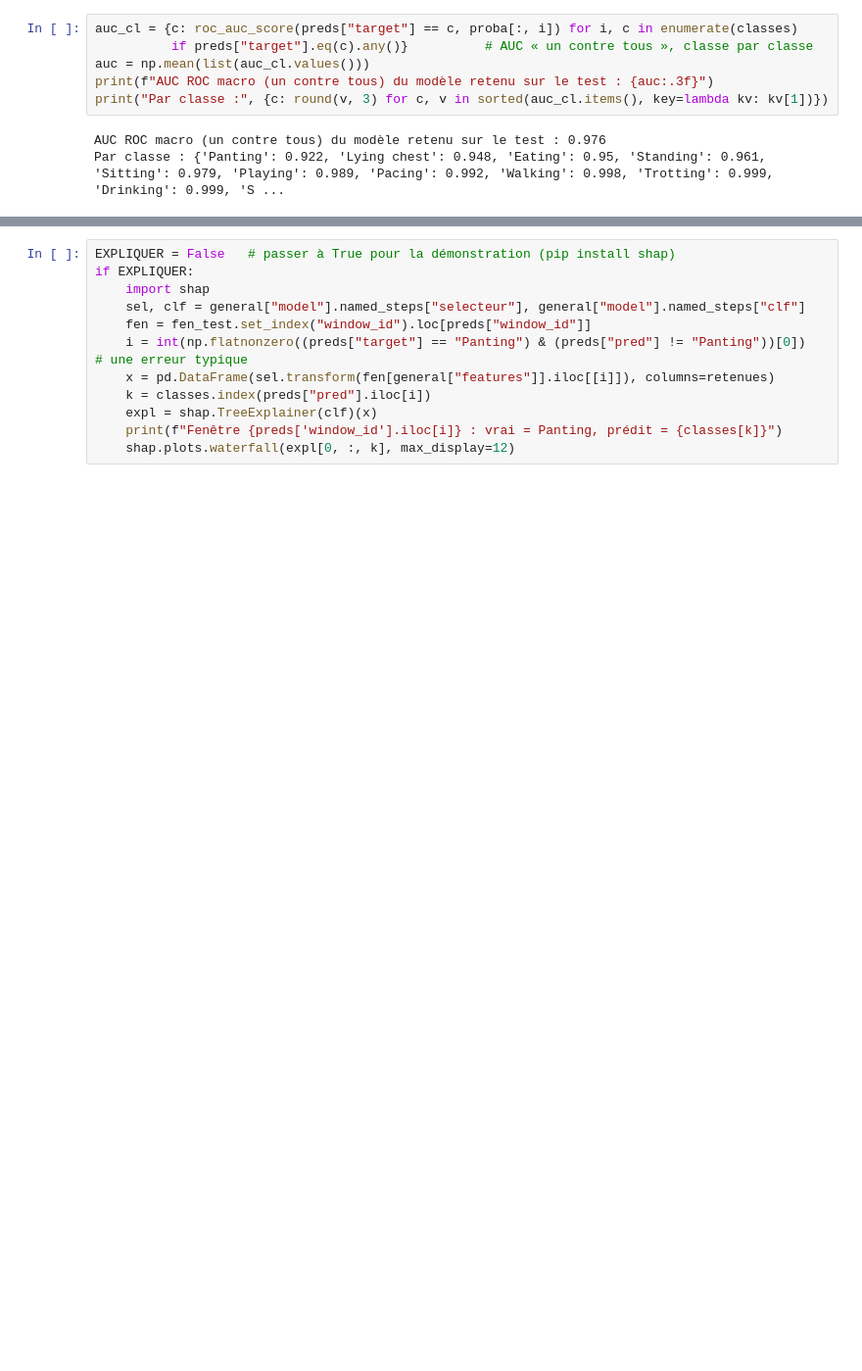
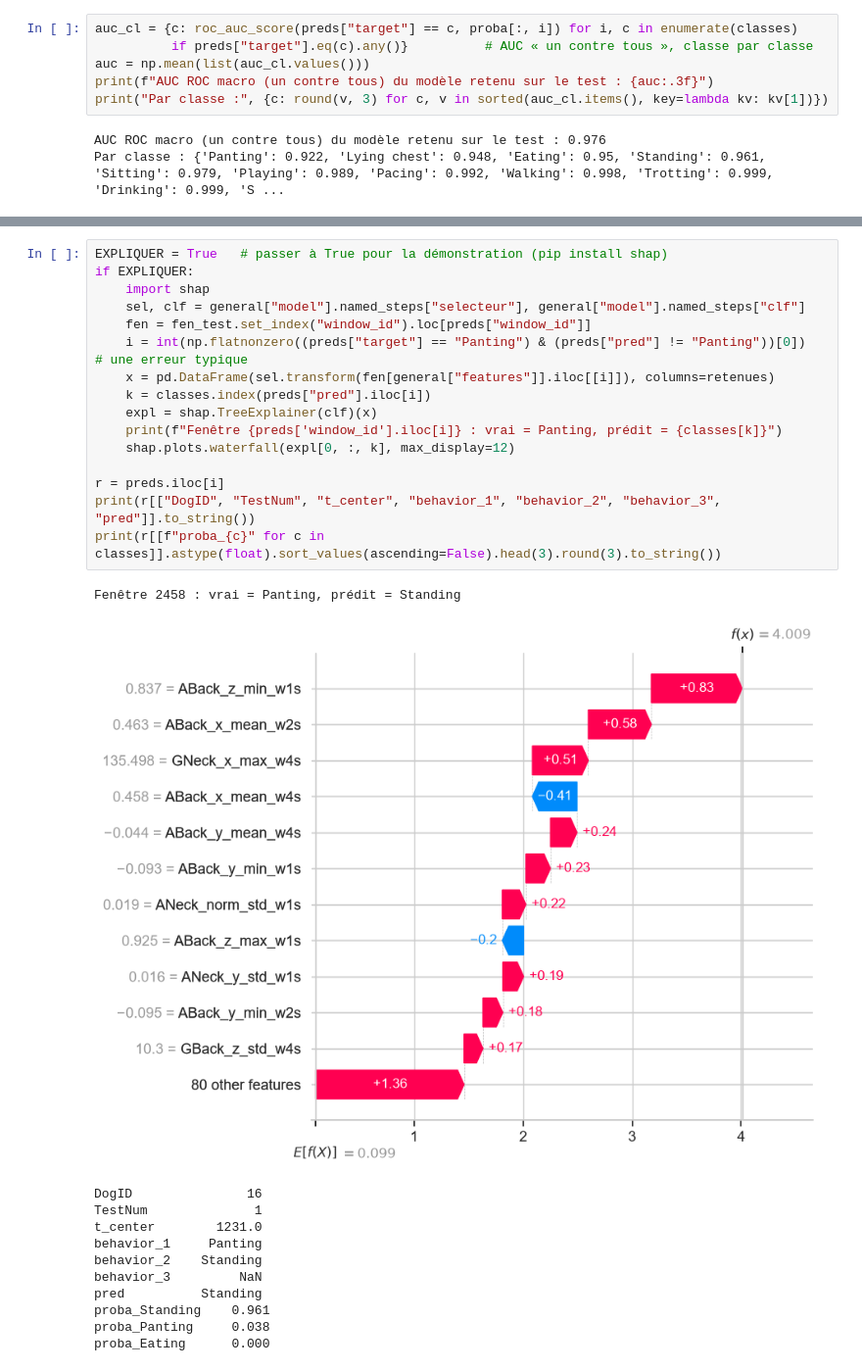
Before and after one commit to aporchet/dog-behavior-analysis, a Jupyter notebook: notebooks/08_presentation_soutenance.ipynb, the cells around one changed output, grey strips where cells are left out. Shown at 98% size. Cells and saved outputs as stored; diff of their text form; blank space fills up the shorter version.

```diff
--- a/notebooks/08_presentation_soutenance.ipynb
+++ b/notebooks/08_presentation_soutenance.ipynb
@@ -757,15 +778,32 @@ local) est plus général mais moins stable. Cellule facultative ci-dessous (né
 # %%
-EXPLIQUER = False   # passer à True pour la démonstration (pip install shap)
+EXPLIQUER = True   # passer à True pour la démonstration (pip install shap)
 if EXPLIQUER:
     import shap
     sel, clf = general["model"].named_steps["selecteur"], general["model"].named_steps["clf"]
     fen = fen_test.set_index("window_id").loc[preds["window_id"]]
     i = int(np.flatnonzero((preds["target"] == "Panting") & (preds["pred"] != "Panting"))[0])   # une erreur typique
     x = pd.DataFrame(sel.transform(fen[general["features"]].iloc[[i]]), columns=retenues)
     k = classes.index(preds["pred"].iloc[i])
     expl = shap.TreeExplainer(clf)(x)
     print(f"Fenêtre {preds['window_id'].iloc[i]} : vrai = Panting, prédit = {classes[k]}")
     shap.plots.waterfall(expl[0, :, k], max_display=12)
+
+r = preds.iloc[i]
+print(r[["DogID", "TestNum", "t_center", "behavior_1", "behavior_2", "behavior_3", "pred"]].to_string())
+print(r[[f"proba_{c}" for c in classes]].astype(float).sort_values(ascending=False).head(3).round(3).to_string())
+# %% [output]
+Fenêtre 2458 : vrai = Panting, prédit = Standing
+[figure, added]
+DogID               16
+TestNum              1
+t_center        1231.0
+behavior_1     Panting
+behavior_2    Standing
+behavior_3         NaN
+pred          Standing
+proba_Standing    0.961
+proba_Panting     0.038
+proba_Eating      0.000
 # %% [markdown]
 ---
 ## 10. Ouverture
```
Also changed, not shown: parts of 12 cells of this notebook, 1 other file.
